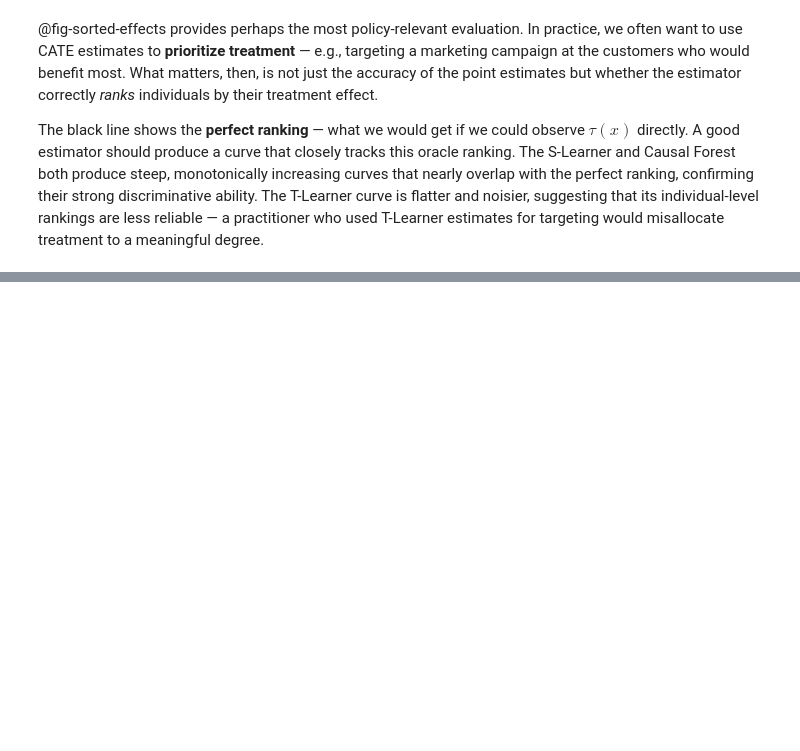
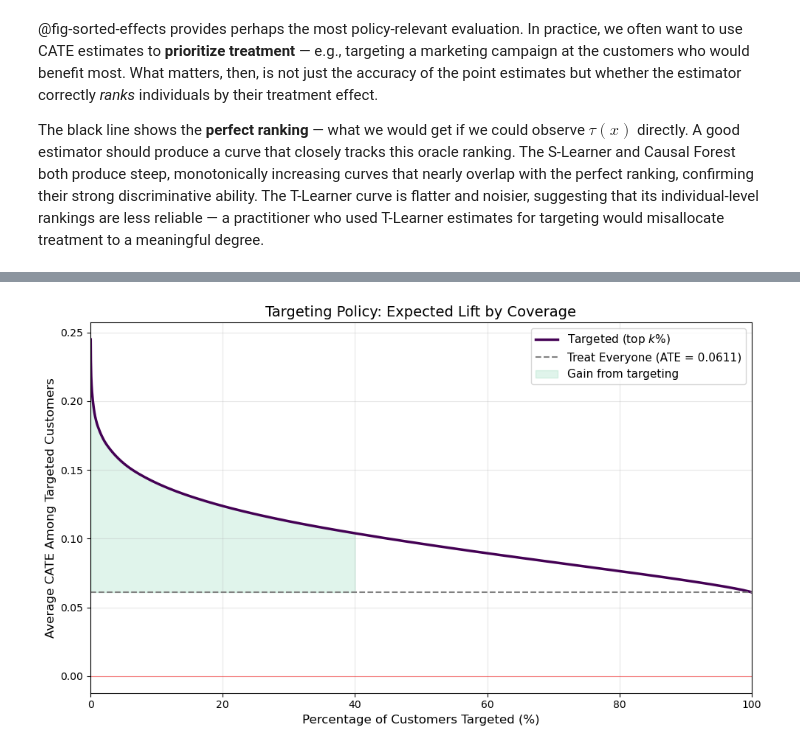
Before and after one commit to dannyredel/dannyredel.github.io, a Jupyter notebook: posts/causal_forests/causal_forests.ipynb, the cells around one changed output, grey strips where cells are left out. Drawn from its saved outputs; the diff is of its cells as text; code cells hidden in the pictures; blank space fills up the shorter version.

```diff
--- a/posts/causal_forests/causal_forests.ipynb
+++ b/posts/causal_forests/causal_forests.ipynb
@@ -492,0 +721,32 @@ The black line shows the **perfect ranking** — what we would get if we could o
+# %%
+#| label: fig-targeting
+#| fig-cap: "Targeting policy curve: expected treatment effect when emailing only the top $k\\%$ of customers, ranked by estimated CATE. Targeting the top 40% yields a higher average effect while reducing email volume by 60%."
+#| code-fold: true
+
+# Sort by estimated CATE (descending)
+sort_idx = np.argsort(-tau_hat_h)
+tau_sorted = tau_hat_h[sort_idx]
+
+# Cumulative mean CATE as we include more customers
+pct = np.arange(1, len(tau_sorted) + 1) / len(tau_sorted)
+cumulative_mean = np.cumsum(tau_sorted) / np.arange(1, len(tau_sorted) + 1)
+
+fig, ax = plt.subplots(figsize=(10, 6))
+ax.plot(pct * 100, cumulative_mean, color='#440154', linewidth=2.5, label='Targeted (top $k$%)')
+ax.axhline(tau_hat_h.mean(), color='gray', linestyle='--', linewidth=1.5, label=f'Treat Everyone (ATE = {tau_hat_h.mean():.4f})')
+ax.axhline(0, color='red', linestyle='-', linewidth=0.8, alpha=0.5)
+
+# Highlight optimal region
+ax.fill_between(pct[:int(0.4*len(pct))] * 100, cumulative_mean[:int(0.4*len(pct))],
+                tau_hat_h.mean(), alpha=0.15, color='#35b779', label='Gain from targeting')
+
+ax.set_xlabel('Percentage of Customers Targeted (%)', fontsize=12)
+ax.set_ylabel('Average CATE Among Targeted Customers', fontsize=12)
+ax.set_title('Targeting Policy: Expected Lift by Coverage', fontsize=14)
+ax.legend(fontsize=11)
+ax.grid(True, alpha=0.3)
+ax.set_xlim(0, 100)
+plt.tight_layout()
+plt.show()
+# %% [output]
+[figure, added]
```
Also changed, not shown: parts of 17 cells of this notebook, 24 other files.
